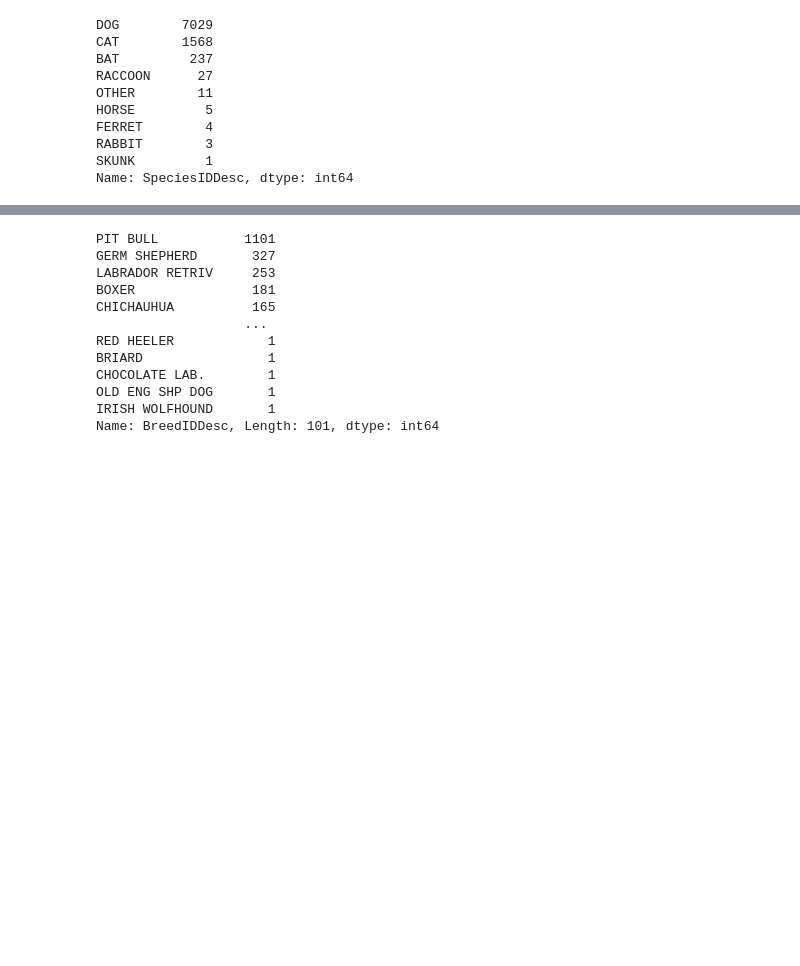
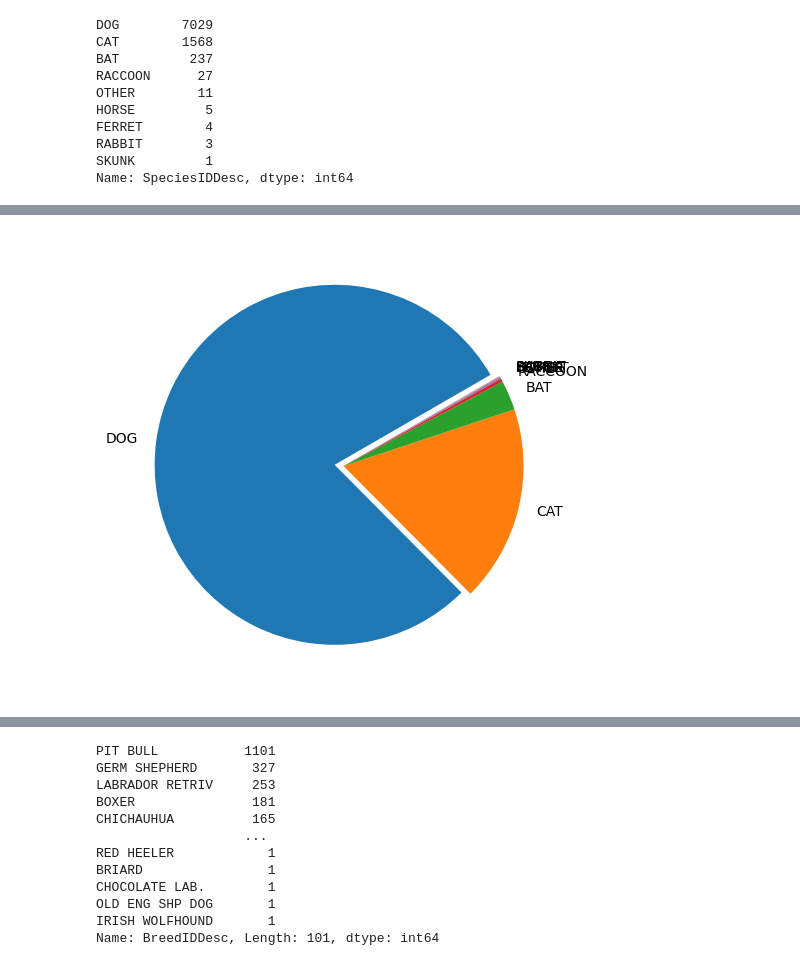
Before and after one commit to zjbrown0689/dsc, a Jupyter notebook: Animal Bites.ipynb, the cells around one changed output, grey strips where cells are left out. Saved outputs shown, nothing was run; the diff lists cells and outputs as text; code cells hidden in the pictures; blank space fills up the shorter version.

```diff
--- a/Animal Bites.ipynb
+++ b/Animal Bites.ipynb
@@ -58,3 +131,10 @@ Name: SpeciesIDDesc, dtype: int64
+# %%
+fig, ax = plt.subplots()
+ax.pie(vals, labels=labs, explode=[0.05, 0, 0, 0, 0, 0, 0, 0, 0], startangle=30)
+plt.tight_layout()
+plt.show()
+# %% [output]
+[figure, added]
 # %%
 sns.histplot(data['SpeciesIDDesc'])
 plt.ylabel('Number of Bites', size = 14)
```
Also changed, not shown: parts of 32 cells of this notebook.
